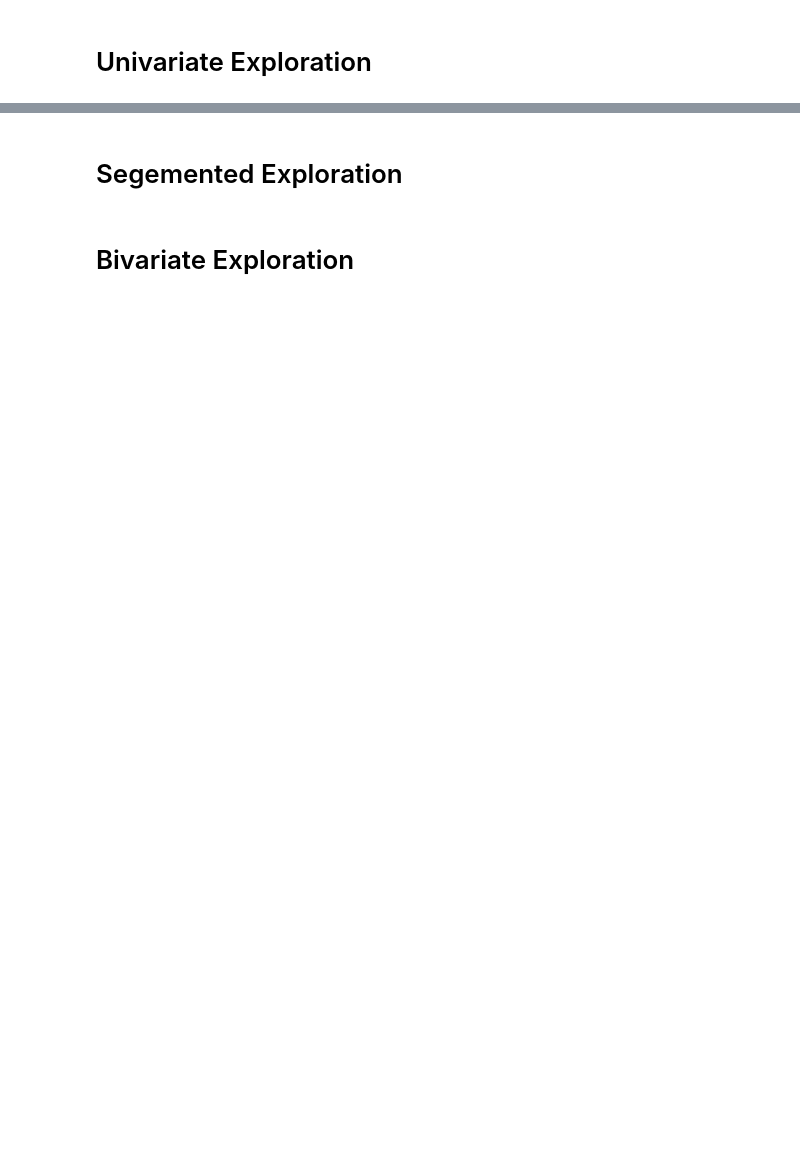
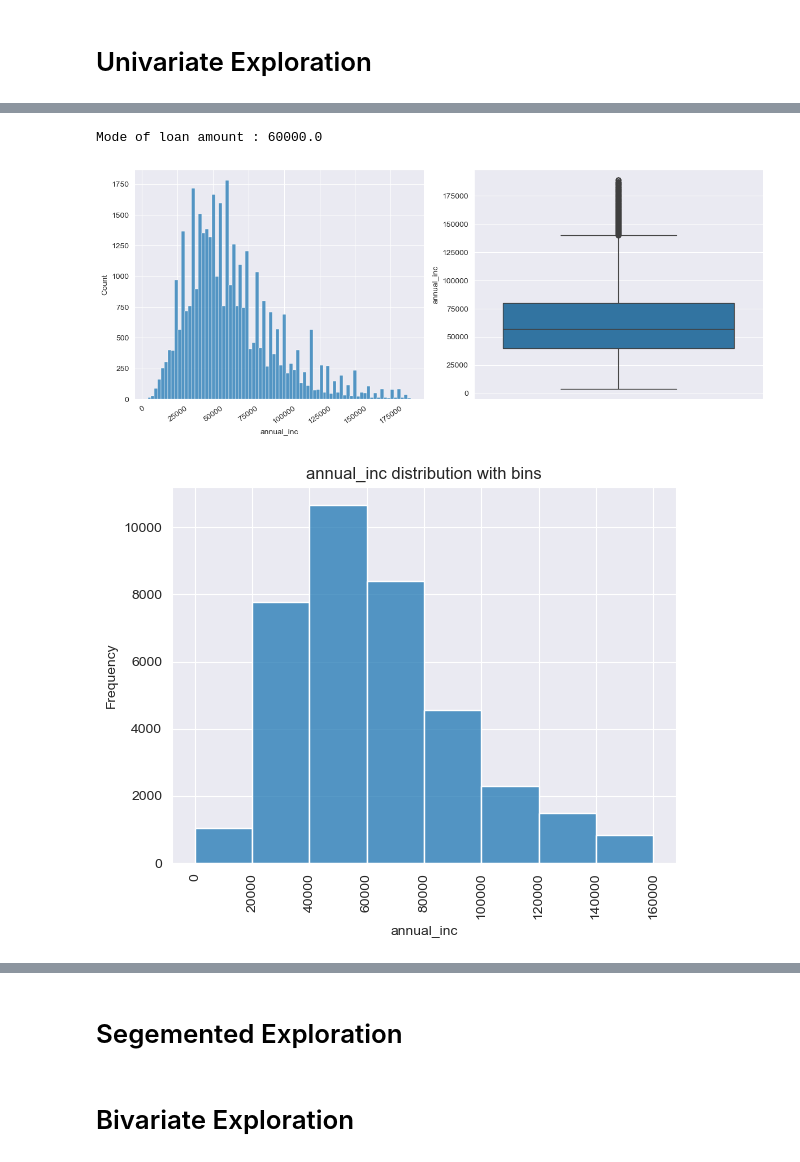
Before and after one commit to AnkitSurana/LendingClubCaseStudy, a Jupyter notebook: Ankit/Group_Facilitator_Name.ipynb, the cells around one changed output, grey strips where cells are left out. Cells and saved outputs as stored; diff of their text form; code cells hidden in the pictures; blank space fills up the shorter version.

```diff
--- a/Ankit/Group_Facilitator_Name.ipynb
+++ b/Ankit/Group_Facilitator_Name.ipynb
@@ -690,0 +698,12 @@ Categories (7, interval[int64, right]): [(0, 5000] < (5000, 10000] < (10000, 150
+# %%
+annual_inc_mode = df_clean.annual_inc.mode()[0]
+print(f"Mode of loan amount : {annual_inc_mode}")
+# %% [output]
+Mode of loan amount : 60000.0
+# %%
+visualize_distributions(df_clean,'annual_inc')
+annual_inc_range = range(0, 180000, 20000)
+visualize_distributions(df_clean,'annual_inc', True, annual_inc_range)
+# %% [output]
+[figure, added]
+[figure, added]
```
Also changed, not shown: parts of 34 cells of this notebook.
